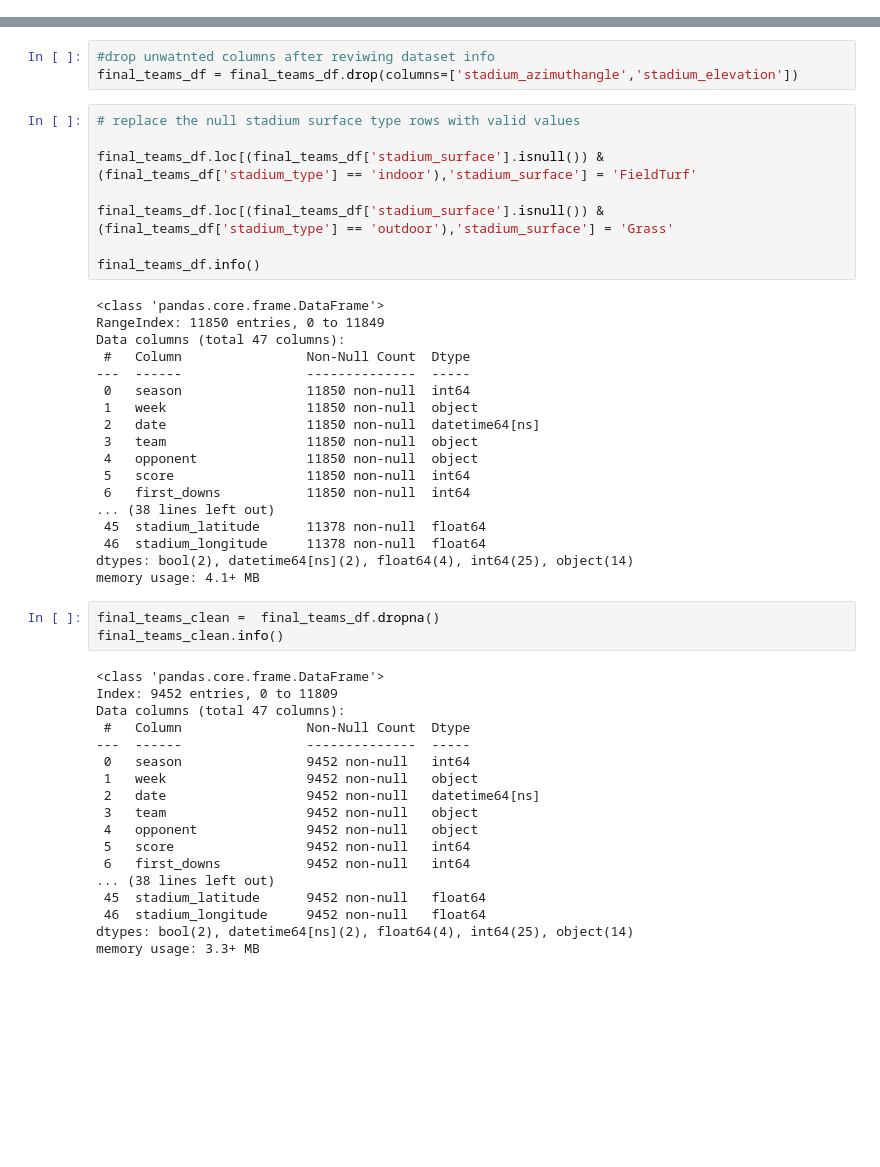
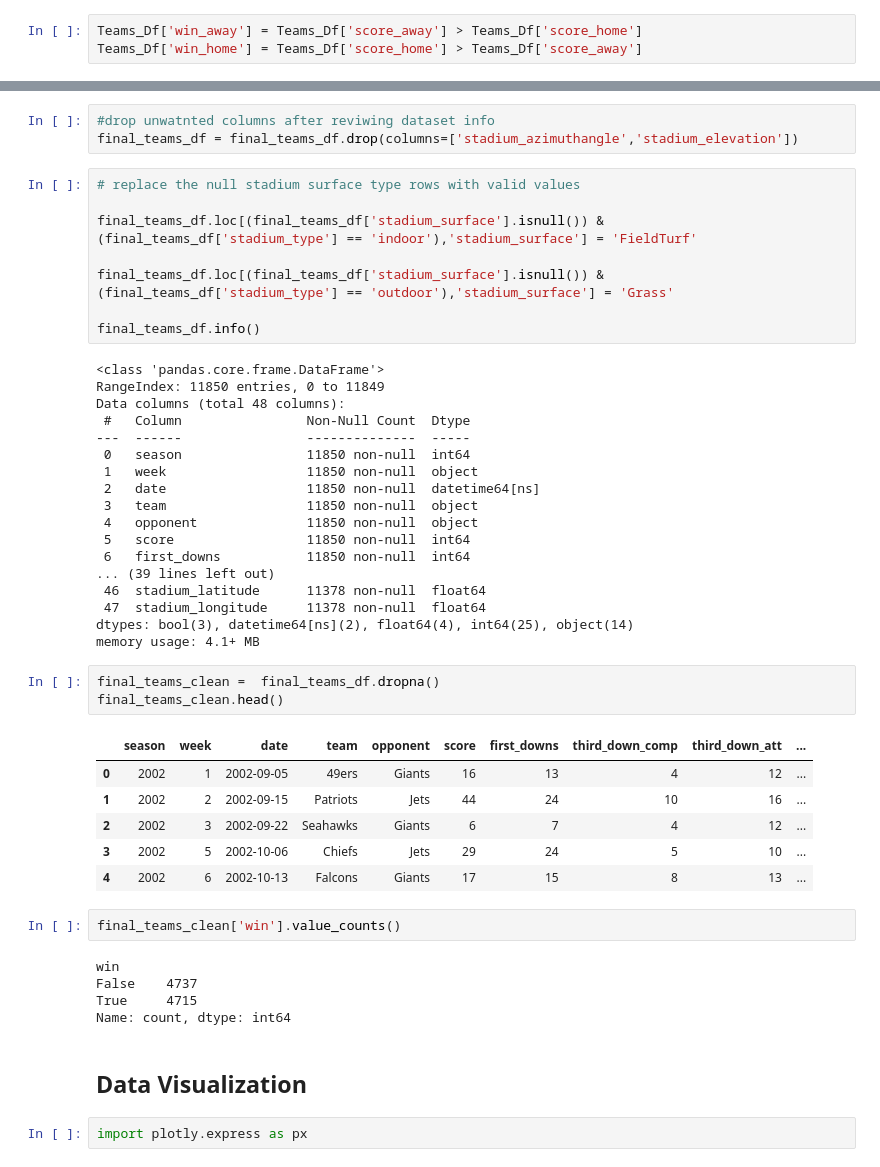
Before and after one commit to atulbachhav22/AIBootcamp-Project2, a Jupyter notebook: NFL-predication.ipynb, the cells around one changed output, grey strips where cells are left out. Drawn from its saved outputs; the diff is of its cells as text; blank space fills up the shorter version.

Commit message:
Added a target column win and aded code for visulaization

```diff
--- a/NFL-predication.ipynb
+++ b/NFL-predication.ipynb
@@ -153,6 +153,9 @@ array(['Acrisure Stadium', 'Alamo Dome', 'Allegiant Stadium',
        'Wrigley Field', 'Yale Bowl', 'Yankee Stadium'], dtype=object)
 # %% [markdown]
 # Data Clean up
+# %%
+Teams_Df['win_away'] = Teams_Df['score_away'] > Teams_Df['score_home']
+Teams_Df['win_home'] = Teams_Df['score_home'] > Teams_Df['score_away']
 # %%
 # Extract columns with "Away" and "Home" in their names
 away_columns = [col for col in Teams_Df.columns if '_away' in col]
@@ -267,7 +270,7 @@ final_teams_df.info()
 # %% [output]
 <class 'pandas.core.frame.DataFrame'>
 RangeIndex: 11850 entries, 0 to 11849
-Data columns (total 47 columns):
+Data columns (total 48 columns):
  #   Column                Non-Null Count  Dtype
 ---  ------                --------------  -----
  0   season                11850 non-null  int64
@@ -277,29 +280,29 @@ Data columns (total 47 columns):
  4   opponent              11850 non-null  object
  5   score                 11850 non-null  int64
  6   first_downs           11850 non-null  int64
-... (38 lines left out)
- 45  stadium_latitude      11378 non-null  float64
- 46  stadium_longitude     11378 non-null  float64
-dtypes: bool(2), datetime64[ns](2), float64(4), int64(25), object(14)
+... (39 lines left out)
+ 46  stadium_latitude      11378 non-null  float64
+ 47  stadium_longitude     11378 non-null  float64
+dtypes: bool(3), datetime64[ns](2), float64(4), int64(25), object(14)
 memory usage: 4.1+ MB
 # %%
 final_teams_clean =  final_teams_df.dropna()
-final_teams_clean.info()
+final_teams_clean.head()
 # %% [output]
-<class 'pandas.core.frame.DataFrame'>
-Index: 9452 entries, 0 to 11809
-Data columns (total 47 columns):
- #   Column                Non-Null Count  Dtype
----  ------                --------------  -----
- 0   season                9452 non-null   int64
- 1   week                  9452 non-null   object
- 2   date                  9452 non-null   datetime64[ns]
- 3   team                  9452 non-null   object
- 4   opponent              9452 non-null   object
- 5   score                 9452 non-null   int64
- 6   first_downs           9452 non-null   int64
-... (38 lines left out)
- 45  stadium_latitude      9452 non-null   float64
- 46  stadium_longitude     9452 non-null   float64
-dtypes: bool(2), datetime64[ns](2), float64(4), int64(25), object(14)
-memory usage: 3.3+ MB
+|  | season | week | date | team | opponent | score | first_downs | third_down_comp | third_down_att | ... |
+| 0 | 2002 | 1 | 2002-09-05 | 49ers | Giants | 16 | 13 | 4 | 12 | ... |
+| 1 | 2002 | 2 | 2002-09-15 | Patriots | Jets | 44 | 24 | 10 | 16 | ... |
+| 2 | 2002 | 3 | 2002-09-22 | Seahawks | Giants | 6 | 7 | 4 | 12 | ... |
+| 3 | 2002 | 5 | 2002-10-06 | Chiefs | Jets | 29 | 24 | 5 | 10 | ... |
+| 4 | 2002 | 6 | 2002-10-13 | Falcons | Giants | 17 | 15 | 8 | 13 | ... |
+# %%
+final_teams_clean['win'].value_counts()
+# %% [output]
+win
+False    4737
+True     4715
+Name: count, dtype: int64
+# %% [markdown]
+## Data Visualization
+# %%
+import plotly.express as px
```
Also changed, not shown: parts of 3 cells of this notebook.
